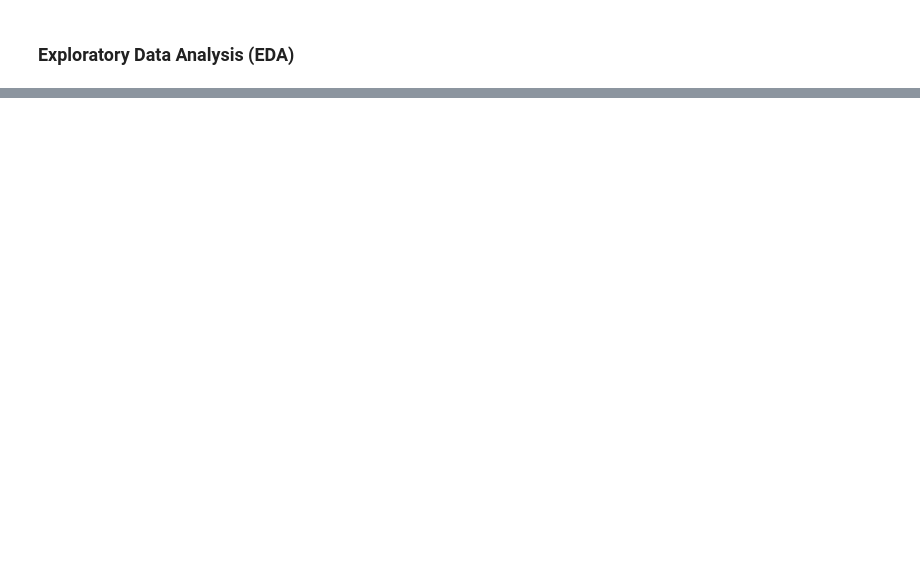
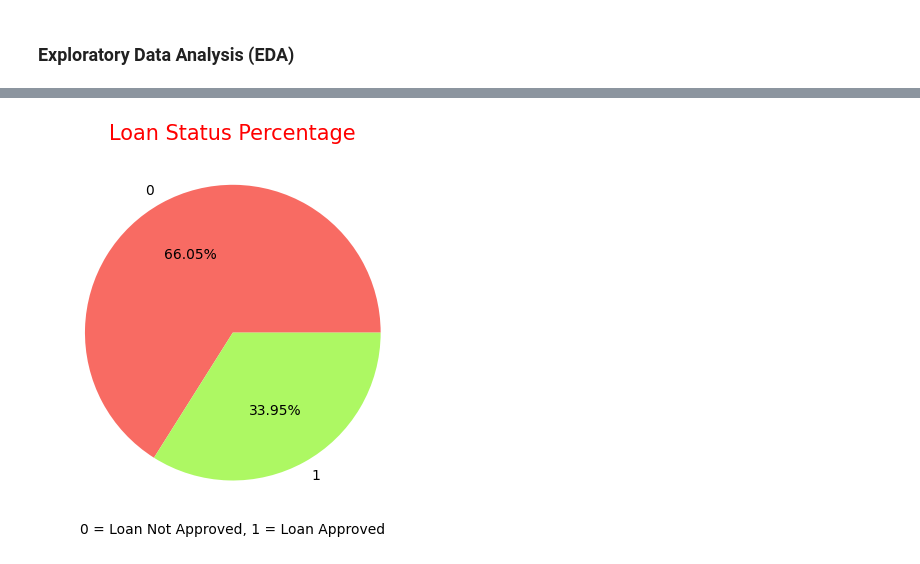
Before and after one commit to pranu-05/Intelligent-Loan-Pricing-ML-Project, a Jupyter notebook: loan_approved_predictor_notebook.ipynb, the cells around one changed output, grey strips where cells are left out. Drawn from its saved outputs; the diff is of its cells as text; code cells hidden in the pictures; blank space fills up the shorter version.

```diff
--- a/loan_approved_predictor_notebook.ipynb
+++ b/loan_approved_predictor_notebook.ipynb
@@ -165,0 +364,7 @@ df["Education Level"].value_counts()
+# %%
+plt.pie(df['Loan Approved'].value_counts(),labels=df['Loan Approved'].value_counts().index,autopct='%1.2f%%',colors=["#F86B63","#ADF863"])
+plt.title("Loan Status Percentage",color='red',fontsize=15)
+plt.xlabel("0 = Loan Not Approved, 1 = Loan Approved")
+plt.show()
+# %% [output]
+[figure, added]
```
Also changed, not shown: parts of 24 cells of this notebook.
